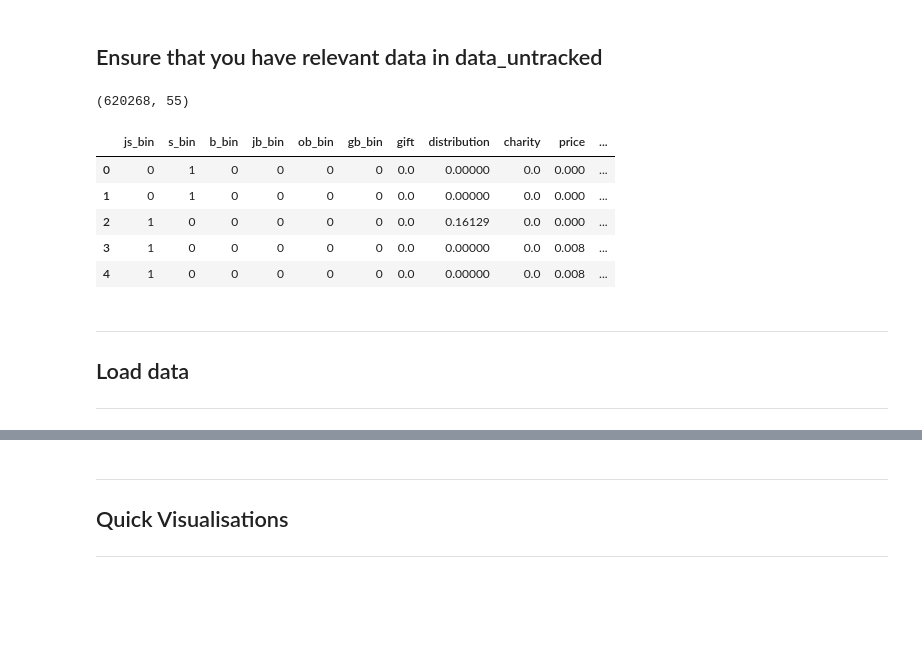
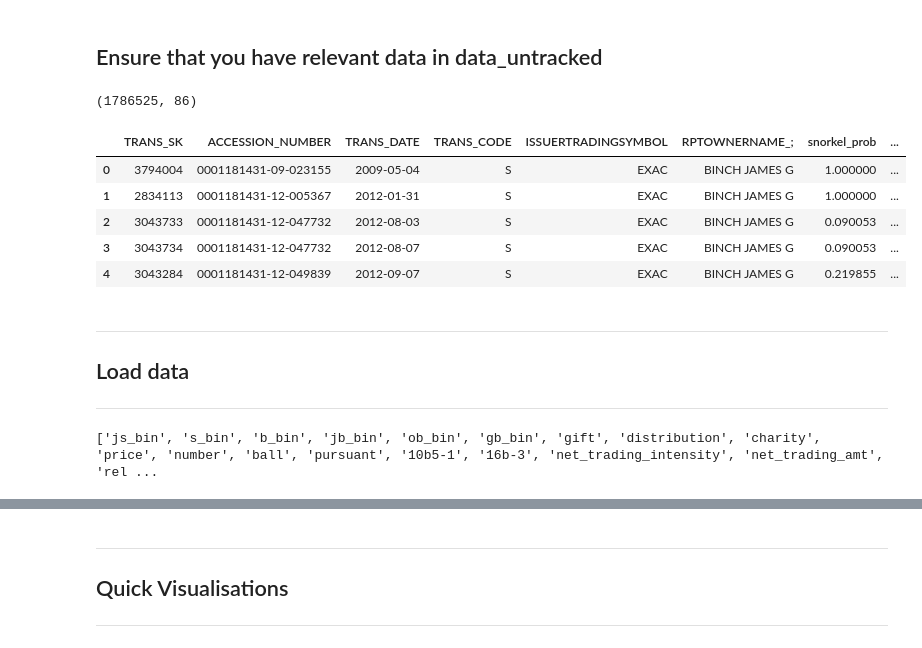
Before and after one commit to Blimperoo/DSA4263-Final-Insider-Trading, a Jupyter notebook: src/eda/eda_data.ipynb, the cells around one changed output, grey strips where cells are left out. Cells and saved outputs as stored; diff of their text form; code cells hidden in the pictures; blank space fills up the shorter version.

```diff
--- a/src/eda/eda_data.ipynb
+++ b/src/eda/eda_data.ipynb
@@ -22,24 +22,26 @@ pd.set_option('display.max_columns', None)
 # %%
 PROCESSED_FOLDER = folder_location.PROCESSED_DATA_FOLDER
 FEATURES_FILE = folder_location.FULL_FEATURES_FILE
-data = pd.read_csv(f'{PROCESSED_FOLDER}/testing_full_features.csv')
+data = pd.read_csv(f'{PROCESSED_FOLDER}/{FEATURES_FILE}')
 print(data.shape)
 data.head()
 # %% [output]
-(620268, 55)
+(1786525, 86)
-|  | js_bin | s_bin | b_bin | jb_bin | ob_bin | gb_bin | gift | distribution | charity | price | ... |
-| 0 | 0 | 1 | 0 | 0 | 0 | 0 | 0.0 | 0.00000 | 0.0 | 0.000 | ... |
-| 1 | 0 | 1 | 0 | 0 | 0 | 0 | 0.0 | 0.00000 | 0.0 | 0.000 | ... |
-| 2 | 1 | 0 | 0 | 0 | 0 | 0 | 0.0 | 0.16129 | 0.0 | 0.000 | ... |
-| 3 | 1 | 0 | 0 | 0 | 0 | 0 | 0.0 | 0.00000 | 0.0 | 0.008 | ... |
-| 4 | 1 | 0 | 0 | 0 | 0 | 0 | 0.0 | 0.00000 | 0.0 | 0.008 | ... |
+|  | TRANS_SK | ACCESSION_NUMBER | TRANS_DATE | TRANS_CODE | ISSUERTRADINGSYMBOL | RPTOWNERNAME_; | snorkel_prob | ... |
+| 0 | 3794004 | 0001181431-09-023155 | 2009-05-04 | S | EXAC | BINCH JAMES G | 1.000000 | ... |
+| 1 | 2834113 | 0001181431-12-005367 | 2012-01-31 | S | EXAC | BINCH JAMES G | 1.000000 | ... |
+| 2 | 3043733 | 0001181431-12-047732 | 2012-08-03 | S | EXAC | BINCH JAMES G | 0.090053 | ... |
+| 3 | 3043734 | 0001181431-12-047732 | 2012-08-07 | S | EXAC | BINCH JAMES G | 0.090053 | ... |
+| 4 | 3043284 | 0001181431-12-049839 | 2012-09-07 | S | EXAC | BINCH JAMES G | 0.219855 | ... |
 # %% [markdown]
 ___
 ## Load data
 ___
 # %%
-features = create_features.FEATURES
+features = features.FEATURES
 print(features)
+# %% [output]
+['js_bin', 's_bin', 'b_bin', 'jb_bin', 'ob_bin', 'gb_bin', 'gift', 'distribution', 'charity', 'price', 'number', 'ball', 'pursuant', '10b5-1', '16b-3', 'net_trading_intensity', 'net_trading_amt', 'rel ...
 # %%
 PROCESSED_FOLDER = folder_location.PROCESSED_DATA_FOLDER
 FEATURES_FILE = folder_location.FULL_FEATURES_FILE
```
Also changed, not shown: parts of 9 cells of this notebook.
